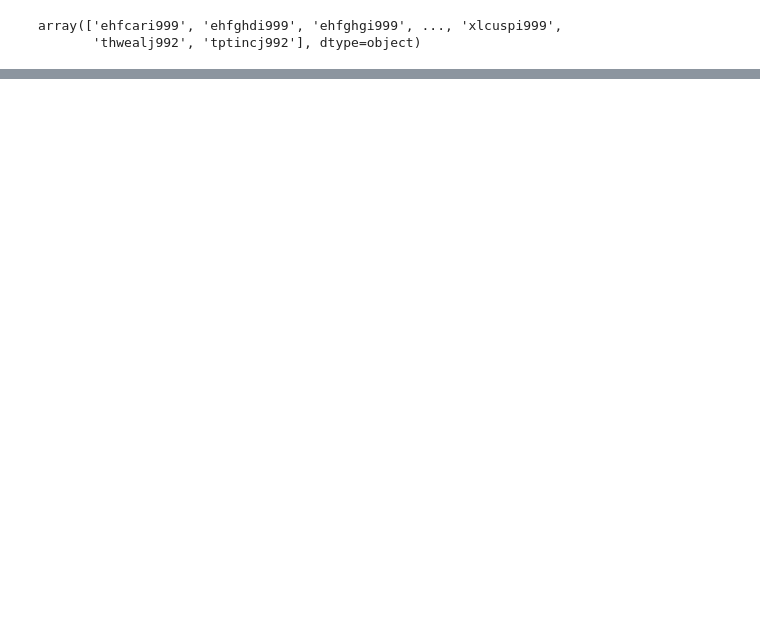
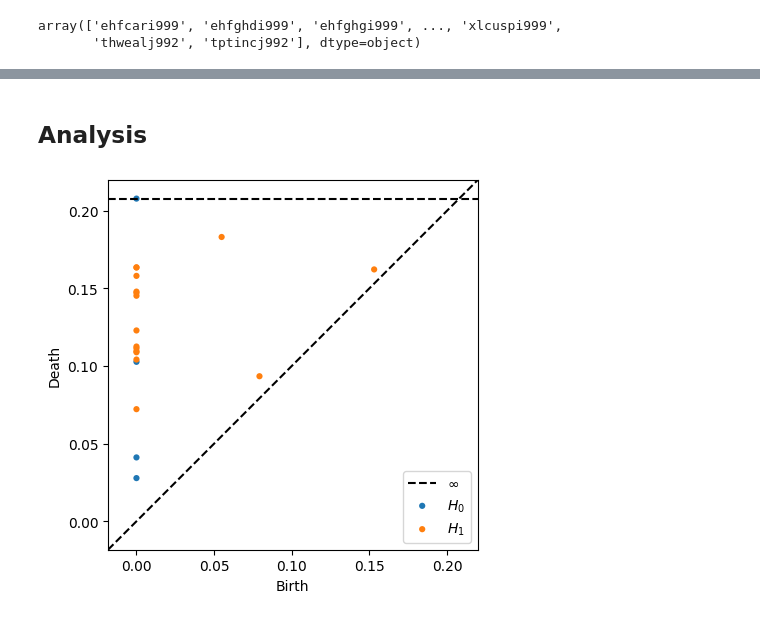
Before and after one commit to tofsi/tda_wid, a Jupyter notebook: playground.ipynb, the cells around one changed output, grey strips where cells are left out. Cells and saved outputs as stored; diff of their text form; code cells hidden in the pictures; blank space fills up the shorter version.

Commit message:
distance matrices generated

```diff
--- a/playground.ipynb
+++ b/playground.ipynb
@@ -89,0 +99,3 @@ sns.lineplot(
+# %%
+countries = pd.read_csv("wid_all_data/WID_countries.csv", sep=";")
+countries
@@ -89,0 +116,9 @@ sns.lineplot(
+# %%
+def percentile_to_tuple(s):
+    match = re.match(r"p([0-9]*\.?[0-9]+)p([0-9]*\.?[0-9]+)", s)
+    if match:
+        m = float(match.group(1))  # First number after 'p'
+        n = float(match.group(2))  # Second number after 'p'
+    else:
+        raise Exception("Something went wrong")
+    return (m, n)
@@ -89,0 +145,4 @@ sns.lineplot(
+# %%
+percentiles = np.sort(post_tax_income["percentile"].unique())
+percentiles
+# np.sort(post_tax_income["country"].unique())
@@ -89,0 +268,33 @@ sns.lineplot(
+# %%
+def gen_lp_distances(cumul_dist_dict, p):
+    n_countries = len(country_list)
+    distance_dict = {
+        year: np.zeros((n_countries, n_countries), float)
+        for year in cumul_dist_dict.keys()
+    }
+    for year in cumul_dist_dict.keys():
+        for country, other_country in itertools.combinations(cumul_dist_dict[year].keys(), r=2):
+
+            index = country_list.index(country)
+            other_index = country_list.index(other_country)
+            distance = 0.0
+            for i in range(1, cumul_dist_dict[year][country].shape[0]):
+                delta_x = (
+                    cumul_dist_dict[year][country][i, 0]
+                    - cumul_dist_dict[year][country][i - 1, 0]
+                )
+                distance += delta_x * (
+                    cumul_dist_dict[year][country][i, 1]
+                    - cumul_dist_dict[year][other_country][i, 1]
+                )**p
+            distance = distance**(1/p)
+            distance_dict[year][index, other_index] = distance
+    return distance_dict
+distance_dict = gen_lp_distances(cum_dists, 2)
+# %% [markdown]
+## Analysis
+# %%
+rip = ripser.ripser(distance_dict[2007], distance_matrix=True)["dgms"]
+plot_diagrams(rip)
+# %% [output]
+[figure, added]
```
Also changed, not shown: parts of 16 cells of this notebook.
